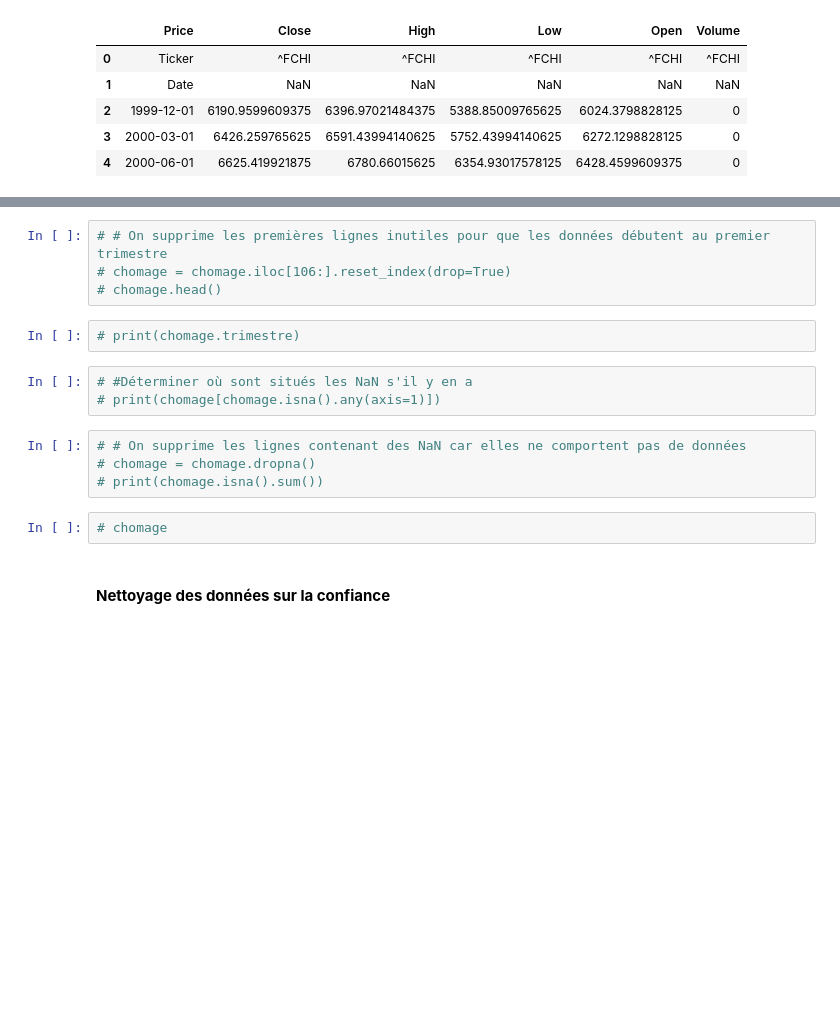
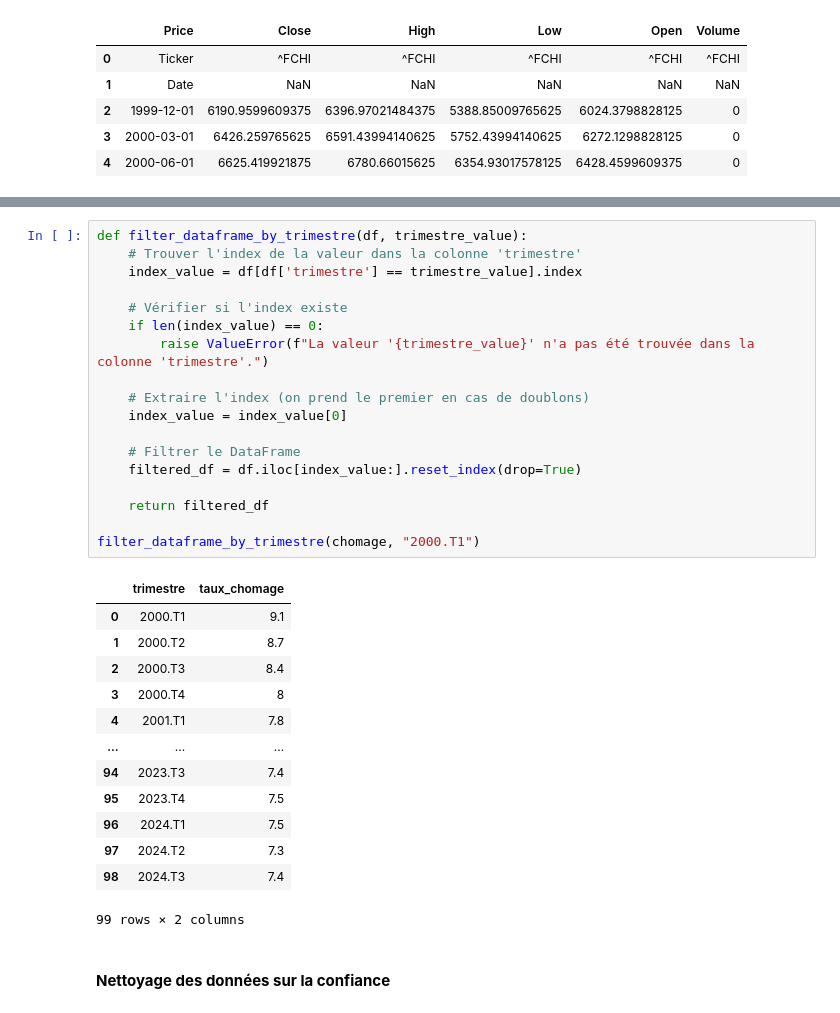
Before and after one commit to amreily/Projet-python-2A, a Jupyter notebook: Notebook_pythondata.ipynb, the cells around one changed output, grey strips where cells are left out. Cells and saved outputs as stored; diff of their text form; blank space fills up the shorter version.

```diff
--- a/Notebook_pythondata.ipynb
+++ b/Notebook_pythondata.ipynb
@@ -347,18 +309,35 @@ chomage
-# %%
-# # On supprime les premières lignes inutiles pour que les données débutent au premier trimestre
-# chomage = chomage.iloc[106:].reset_index(drop=True)
-# chomage.head()
-# %%
-# print(chomage.trimestre)
-# %%
-# #Déterminer où sont situés les NaN s'il y en a
-# print(chomage[chomage.isna().any(axis=1)])
-# %%
-# # On supprime les lignes contenant des NaN car elles ne comportent pas de données
-# chomage = chomage.dropna()
-# print(chomage.isna().sum())
-# %%
-# chomage
+# %%
+def filter_dataframe_by_trimestre(df, trimestre_value):
+    # Trouver l'index de la valeur dans la colonne 'trimestre'
+    index_value = df[df['trimestre'] == trimestre_value].index
+
+    # Vérifier si l'index existe
+    if len(index_value) == 0:
+        raise ValueError(f"La valeur '{trimestre_value}' n'a pas été trouvée dans la colonne 'trimestre'.")
+
+    # Extraire l'index (on prend le premier en cas de doublons)
+    index_value = index_value[0]
+
+    # Filtrer le DataFrame
+    filtered_df = df.iloc[index_value:].reset_index(drop=True)
+
+    return filtered_df
+
+filter_dataframe_by_trimestre(chomage, "2000.T1")
+# %% [output]
+|  | trimestre | taux_chomage |
+| 0 | 2000.T1 | 9.1 |
+| 1 | 2000.T2 | 8.7 |
+| 2 | 2000.T3 | 8.4 |
+| 3 | 2000.T4 | 8 |
+| 4 | 2001.T1 | 7.8 |
+| ... | ... | ... |
+| 94 | 2023.T3 | 7.4 |
+| 95 | 2023.T4 | 7.5 |
+| 96 | 2024.T1 | 7.5 |
+| 97 | 2024.T2 | 7.3 |
+| 98 | 2024.T3 | 7.4 |
+99 rows × 2 columns
 # %% [markdown]
 #### **Nettoyage des données sur la confiance**
 # %%
```
Also changed, not shown: parts of 15 cells of this notebook, 2 other files.
